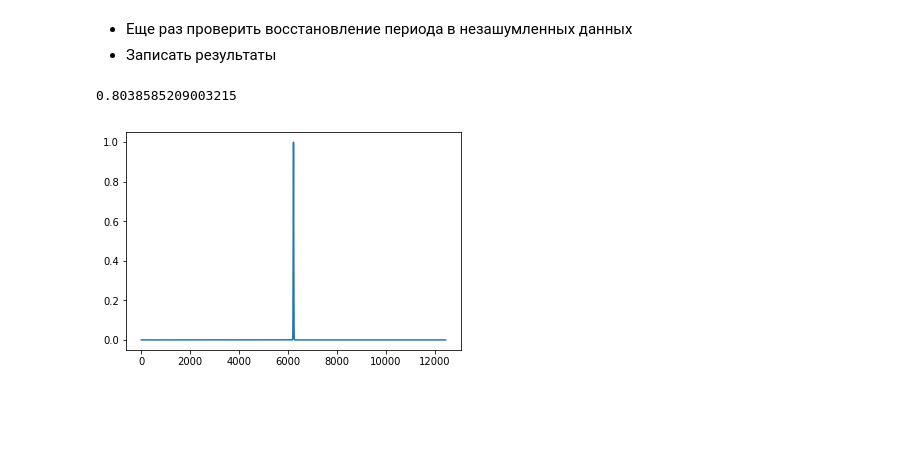
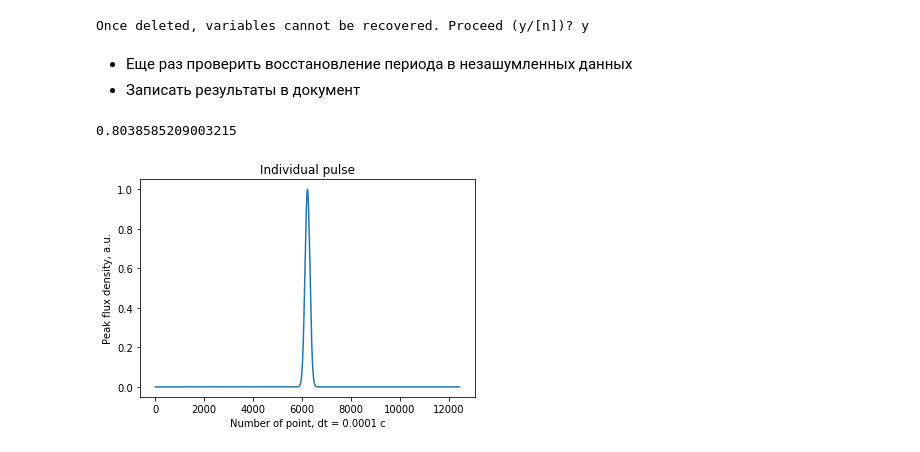
Before and after one commit to KazAndr/bsa3, a Jupyter notebook: pulsar_generator.ipynb, the cells around one changed output. Drawn from its saved outputs; the diff is of its cells as text; code cells hidden in the pictures; blank space fills up the shorter version.

```diff
--- a/pulsar_generator.ipynb
+++ b/pulsar_generator.ipynb
@@ -1,3 +1,7 @@
+# %%
+reset
+# %% [output]
+Once deleted, variables cannot be recovered. Proceed (y/[n])? y
 # %%
 import os
 import array
@@ -12,16 +16,20 @@ from scipy import signal
 from numpy.random import random_sample
 # %% [markdown]
 + Еще раз проверить восстановление периода в незашумленных данных
-+ Записать результаты
++ Записать результаты в документ
-# %%
-period_s = 1.244 # желаемая точность - до 5 знака
-pulse = signal.gaussian(period_s*10e3, std=10, sym=True)
-#window = np.array([random_sample(1)*random_sample(1)*i for i in window])
-plt.plot(pulse)
-print(1/period_s)
-# %% [output]
-0.8038585209003215
-[figure, removed]
+# %%
+period_s = 1.244 # Период исскуственного пульсара
+demen = 10e3
+pulse = signal.gaussian(period_s*demen, std=100, sym=True)
+plt.close()
+plt.title('Individual pulse')
+plt.ylabel('Peak flux density, a.u.')
+plt.xlabel('Number of point, dt = ' + str(1/demen) + ' c')
+plt.plot(pulse)
+print(1/period_s)
+# %% [output]
+0.8038585209003215
+[figure, added]
 # %%
 obser = []
 for i in range(10):
```
Also changed, not shown: parts of 10 cells of this notebook.
